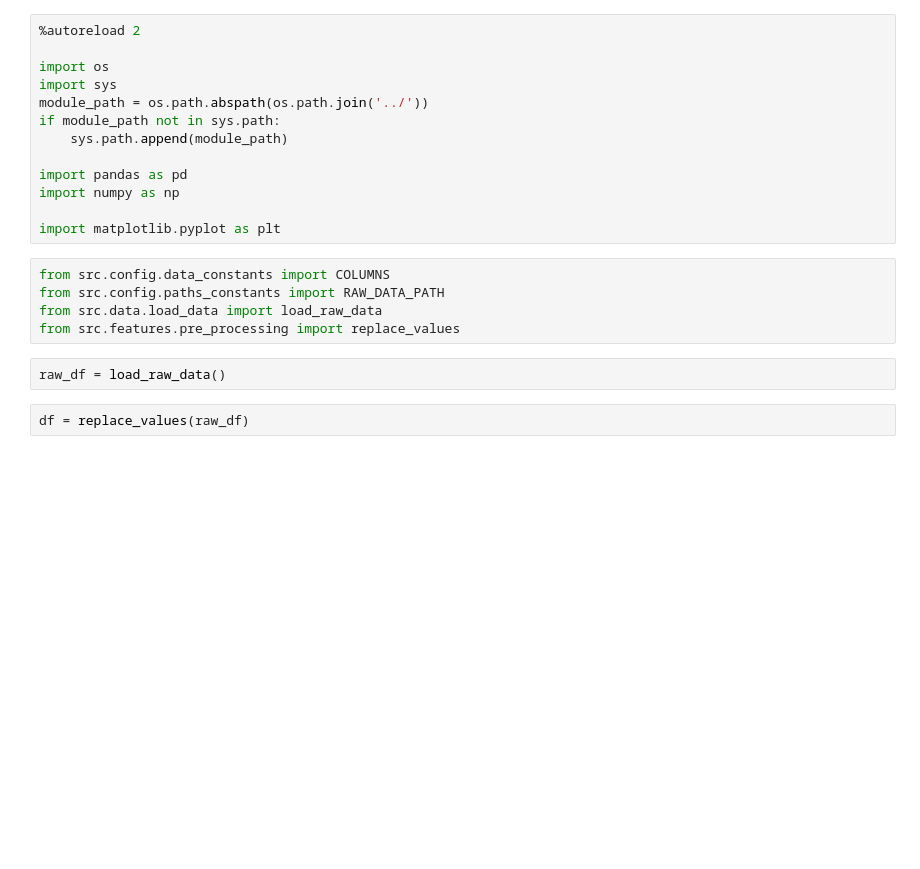
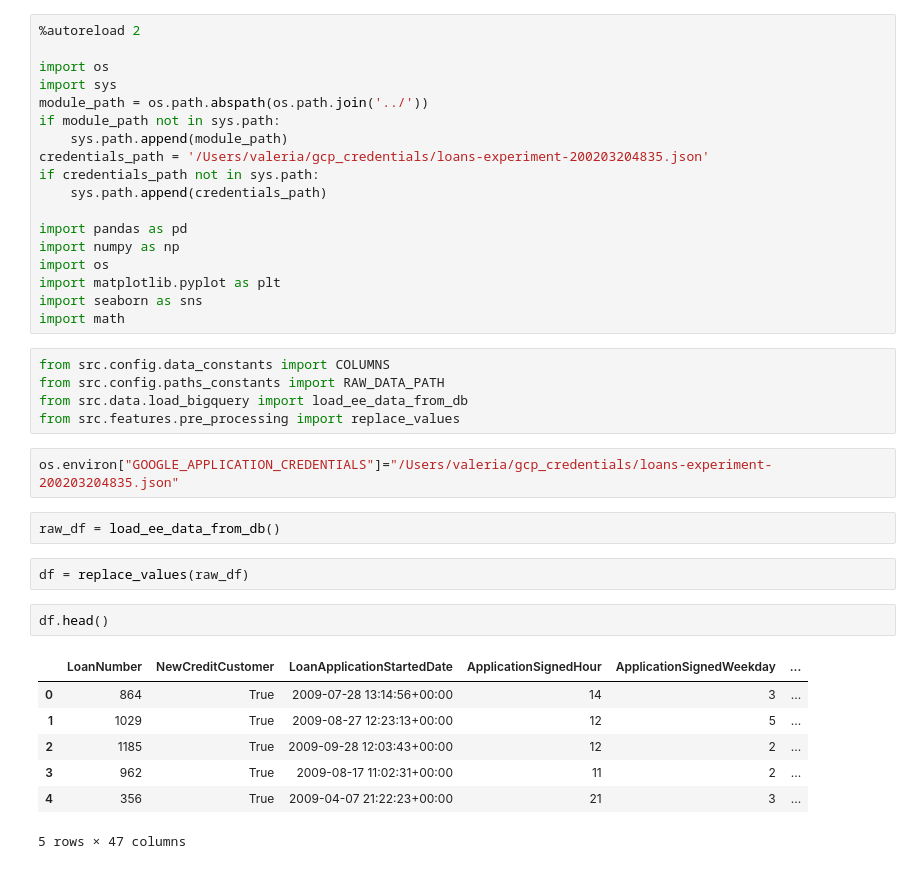
Before and after one commit to valeria-io/credit_model_hack, a Jupyter notebook: notebooks/raw_data_exploration.ipynb, the cells around one changed output. Cells and saved outputs as stored; diff of their text form; blank space fills up the shorter version.

```diff
--- a/notebooks/raw_data_exploration.ipynb
+++ b/notebooks/raw_data_exploration.ipynb
@@ -8,17 +11,34 @@ import sys
 module_path = os.path.abspath(os.path.join('../'))
 if module_path not in sys.path:
     sys.path.append(module_path)
+credentials_path = '/Users/valeria/gcp_credentials/loans-experiment-200203204835.json'
+if credentials_path not in sys.path:
+    sys.path.append(credentials_path)
 
 import pandas as pd
 import numpy as np
-
+import os
 import matplotlib.pyplot as plt
+import seaborn as sns
+import math
 # %%
 from src.config.data_constants import COLUMNS
 from src.config.paths_constants import RAW_DATA_PATH
-from src.data.load_data import load_raw_data
+from src.data.load_bigquery import load_ee_data_from_db
 from src.features.pre_processing import replace_values
+# %%
+os.environ["GOOGLE_APPLICATION_CREDENTIALS"]="/Users/valeria/gcp_credentials/loans-experiment-200203204835.json"
 # %%
-raw_df = load_raw_data()
+raw_df = load_ee_data_from_db()
 # %%
 df = replace_values(raw_df)
+# %%
+df.head()
+# %% [output]
+|  | LoanNumber | NewCreditCustomer | LoanApplicationStartedDate | ApplicationSignedHour | ApplicationSignedWeekday | ... |
+| 0 | 864 | True | 2009-07-28 13:14:56+00:00 | 14 | 3 | ... |
+| 1 | 1029 | True | 2009-08-27 12:23:13+00:00 | 12 | 5 | ... |
+| 2 | 1185 | True | 2009-09-28 12:03:43+00:00 | 12 | 2 | ... |
+| 3 | 962 | True | 2009-08-17 11:02:31+00:00 | 11 | 2 | ... |
+| 4 | 356 | True | 2009-04-07 21:22:23+00:00 | 21 | 3 | ... |
+5 rows × 47 columns
```
Also changed, not shown: parts of 32 cells of this notebook, 15 other files.
